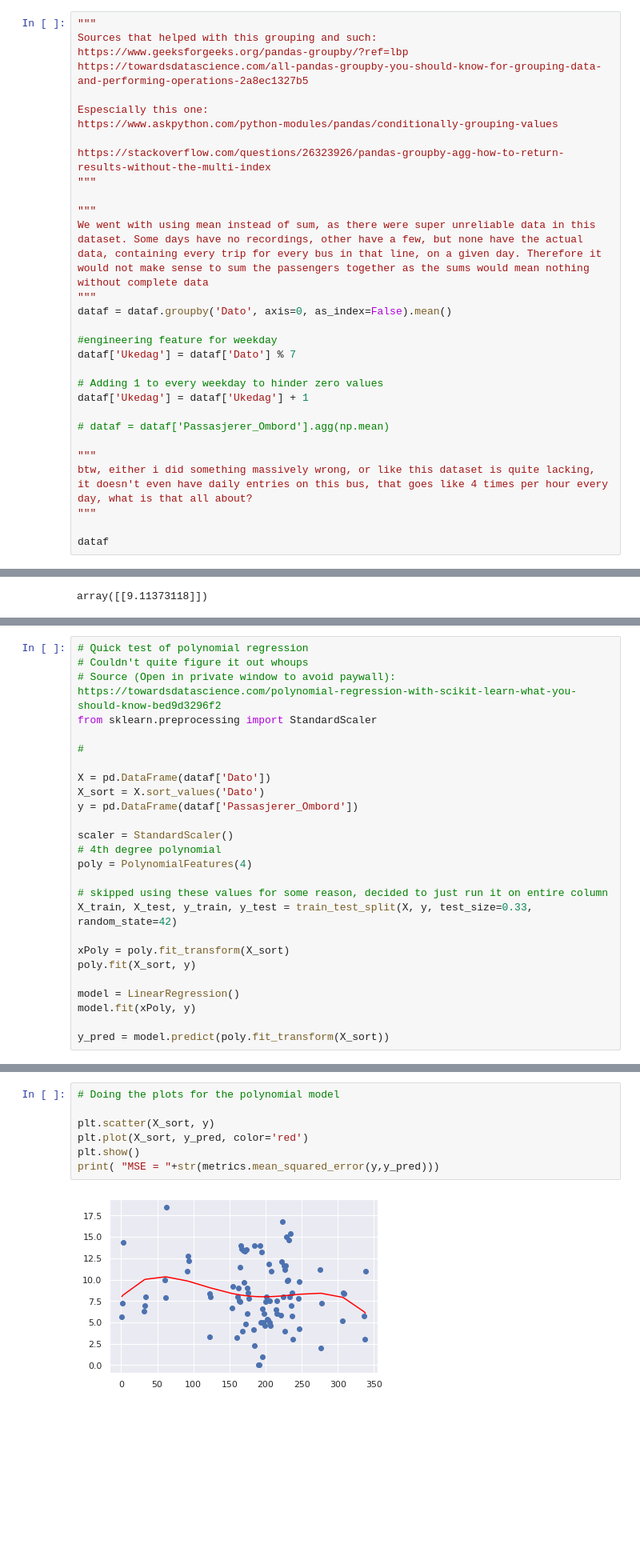
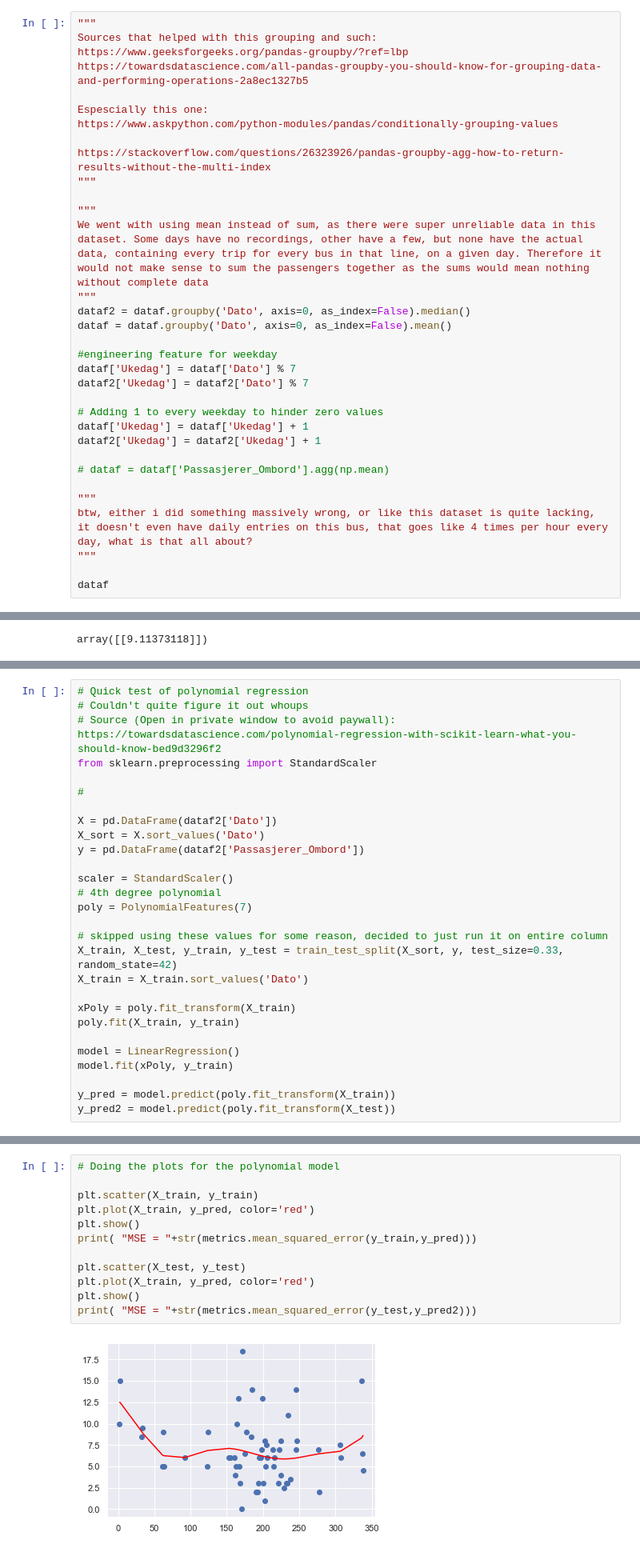
Before and after one commit to ulsin/ai-oblig-2, a Jupyter notebook: oblig2.ipynb, the cells around one changed output, grey strips where cells are left out. Shown at 80% size. Cells and saved outputs as stored; diff of their text form; blank space fills up the shorter version.

```diff
--- a/oblig2.ipynb
+++ b/oblig2.ipynb
@@ -190,13 +190,16 @@ https://stackoverflow.com/questions/26323926/pandas-groupby-agg-how-to-return-re
 """
 We went with using mean instead of sum, as there were super unreliable data in this dataset. Some days have no recordings, other have a few, but none have the actual data, containing every trip for every bus in that line, on a given day. Therefore it would not make sense to sum the passengers together as the sums would mean nothing without complete data
 """
+dataf2 = dataf.groupby('Dato', axis=0, as_index=False).median()
 dataf = dataf.groupby('Dato', axis=0, as_index=False).mean()
 
 #engineering feature for weekday
 dataf['Ukedag'] = dataf['Dato'] % 7
+dataf2['Ukedag'] = dataf2['Dato'] % 7
 
 # Adding 1 to every weekday to hinder zero values
 dataf['Ukedag'] = dataf['Ukedag'] + 1
+dataf2['Ukedag'] = dataf2['Ukedag'] + 1
 
 # dataf = dataf['Passasjerer_Ombord'].agg(np.mean)
 
@@ -323,21 +343,23 @@ from sklearn.preprocessing import StandardScaler
 
 #
 
-X = pd.DataFrame(dataf['Dato'])
+X = pd.DataFrame(dataf2['Dato'])
 X_sort = X.sort_values('Dato')
-y = pd.DataFrame(dataf['Passasjerer_Ombord'])
+y = pd.DataFrame(dataf2['Passasjerer_Ombord'])
 
 scaler = StandardScaler()
 # 4th degree polynomial
-poly = PolynomialFeatures(4)
+poly = PolynomialFeatures(7)
 
 # skipped using these values for some reason, decided to just run it on entire column
-X_train, X_test, y_train, y_test = train_test_split(X, y, test_size=0.33, random_state=42)
+X_train, X_test, y_train, y_test = train_test_split(X_sort, y, test_size=0.33, random_state=42)
+X_train = X_train.sort_values('Dato')
 
-xPoly = poly.fit_transform(X_sort)
-poly.fit(X_sort, y)
+xPoly = poly.fit_transform(X_train)
+poly.fit(X_train, y_train)
 
 model = LinearRegression()
-model.fit(xPoly, y)
+model.fit(xPoly, y_train)
 
-y_pred = model.predict(poly.fit_transform(X_sort))
+y_pred = model.predict(poly.fit_transform(X_train))
+y_pred2 = model.predict(poly.fit_transform(X_test))
@@ -346,9 +366,14 @@ MSE = 14.30989433862285
 # %%
 # Doing the plots for the polynomial model
 
-plt.scatter(X_sort, y)
-plt.plot(X_sort, y_pred, color='red')
+plt.scatter(X_train, y_train)
+plt.plot(X_train, y_pred, color='red')
 plt.show()
-print( "MSE = "+str(metrics.mean_squared_error(y,y_pred)))
+print( "MSE = "+str(metrics.mean_squared_error(y_train,y_pred)))
+
+plt.scatter(X_test, y_test)
+plt.plot(X_train, y_pred, color='red')
+plt.show()
+print( "MSE = "+str(metrics.mean_squared_error(y_test,y_pred2)))
 # %% [output]
-[figure, old version]
+[figure, new version]
```
Also changed, not shown: parts of 10 cells of this notebook.
